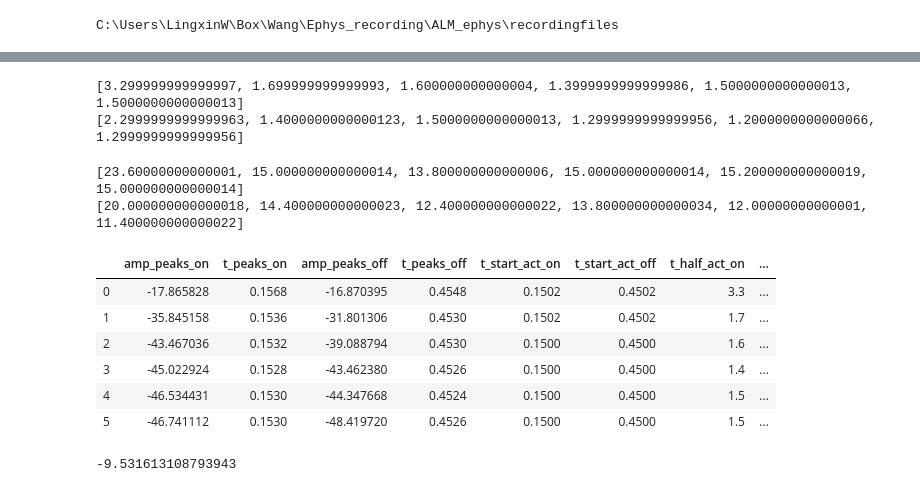
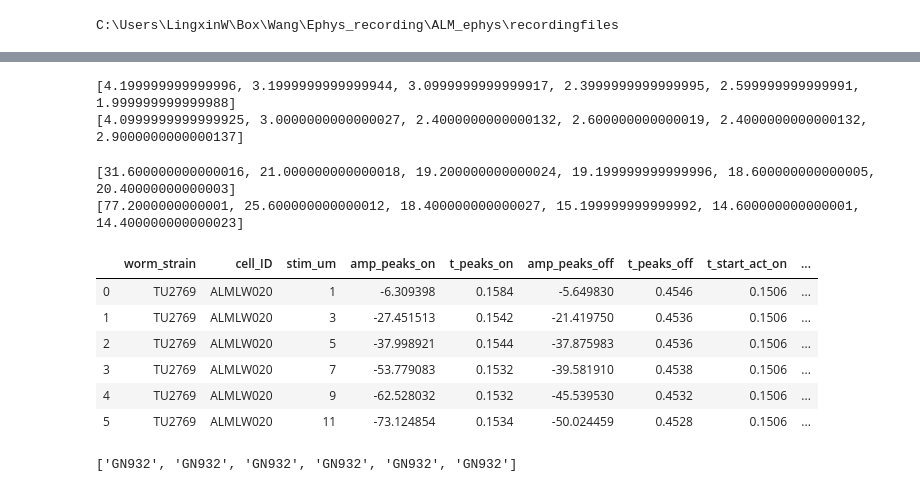
Before and after one commit to Lingxin-hub/EphysAnalysis, a Jupyter notebook: EphysData_FindPeak_HalfTimeOnDecay.ipynb, the cells around one changed output, grey strips where cells are left out. Cells and saved outputs as stored; diff of their text form; code cells hidden in the pictures.

```diff
--- a/EphysData_FindPeak_HalfTimeOnDecay.ipynb
+++ b/EphysData_FindPeak_HalfTimeOnDecay.ipynb
@@ -16,7 +21,7 @@ cd ~/Box/Wang/Ephys_recording/ALM_ephys/recordingfiles
 # %% [output]
 C:\Users\LingxinW\Box\Wang\Ephys_recording\ALM_ephys\recordingfiles
 # %%
-myfile = heka_reader.Bundle ('190725.dat') # pick one specific recording file
+myfile = heka_reader.Bundle ('191031.dat') # pick one specific recording file
 # %%
 #mydata = myfile.data[1,10,5,0] # data from group 2, series 11, trace number 5
 #mydata2 = myfile.data[1,10,5,1] # mechanical stimulation data
@@ -108,10 +113,10 @@ amp_peaks_off =[]
 # it is very important to creat loops to fill the ampty lists
 # do not forget to smooth the mean traces using gaussian_filter function
 for i in range (6):
-    t_peaks_on.append(np.argmax(-gaussian_filter(mrc_swps[i][:1000],3))/5000)
-    amp_peaks_on.append(gaussian_filter(mrc_swps[i],3)[np.argmax(-gaussian_filter(mrc_swps[i][:1000],3))])
-    t_peaks_off.append((np.argmax(-gaussian_filter(mrc_swps[i][2000:3500],3))+2000)/5000)
-    amp_peaks_off.append(gaussian_filter(mrc_swps[i],3)[np.argmax(-gaussian_filter(mrc_swps[i][2000:3500],3))+2000])
+    t_peaks_on.append((np.argmax(-gaussian_filter(mrc_swps[i][700:850],3))+700)/5000) # set range of where the peak potentially be
+    amp_peaks_on.append(gaussian_filter(mrc_swps[i],3)[np.argmax(-gaussian_filter(mrc_swps[i][700:8500],3))+700])
+    t_peaks_off.append((np.argmax(-gaussian_filter(mrc_swps[i][2200:2500],3))+2200)/5000)
+    amp_peaks_off.append(gaussian_filter(mrc_swps[i],3)[np.argmax(-gaussian_filter(mrc_swps[i][2200:2500],3))+2200])
     #t_peaks_off.append(((np.argmax(-mrc_swps[i][2000:3500]))+2000)/5000)
     #amp_peaks_off.append(mrc_swps[i][np.argmax(-mrc_swps[i][2000:3500])+2000])
 
@@ -133,9 +138,9 @@ t_start_act_on = []
 t_start_act_off = []
 #This for loop is to ...
 for i in range (6):
-    t_start_act_on.append(np.argmax(-np.diff(gaussian_filter(mrc_swps[i][:1000],3),2))/5000)
+    t_start_act_on.append((np.argmax(-np.diff(gaussian_filter(stim_swp[i][700:850],3),2))+700)/5000)
 
-    t_start_act_off.append((np.argmax(-np.diff(gaussian_filter(mrc_swps[i][2200:3500],3),2))+2200)/5000)
+    t_start_act_off.append((np.argmax(-np.diff(gaussian_filter(stim_swp[i][2200:2500],3),2))+2200)/5000)
 
     #t_start_act_off.append(((np.argmax(-mrc_swps[i][2000:3500]))+2000)/5000)
 
@@ -162,8 +167,8 @@ for i in range (6):
 print (t_half_act_on)
 print (t_half_act_off)
 # %% [output]
-[3.299999999999997, 1.699999999999993, 1.600000000000004, 1.3999999999999986, 1.5000000000000013, 1.5000000000000013]
-[2.2999999999999963, 1.4000000000000123, 1.5000000000000013, 1.2999999999999956, 1.2000000000000066, 1.2999999999999956]
+[4.199999999999996, 3.1999999999999944, 3.0999999999999917, 2.3999999999999995, 2.599999999999991, 1.999999999999988]
+[4.0999999999999925, 3.0000000000000027, 2.4000000000000132, 2.600000000000019, 2.4000000000000132, 2.9000000000000137]
 # %%
 # time point of peak amplitude of on and off MRC will be used here
 # do not forget to smooth the veraged traces first
@@ -176,28 +181,34 @@ t_half_decay_off = []
 for i in range (6):
      t_half_decay_on.append ((((np.argmax(gaussian_filter(mrc_swps[i][770:1100],3) > (amp_peaks_on[i]*0.5))+770)*(1/5000)) - t_peaks_on[i])*1000)
 
-     t_half_decay_off.append((((np.argmax(gaussian_filter(mrc_swps[i][2300:3500],3) > (amp_peaks_off[i]*0.5))+2300)*(1/5000)) - t_peaks_off[i])*1000)
+     t_half_decay_off.append((((np.argmax(gaussian_filter(mrc_swps[i][2300:2800],3) > (amp_peaks_off[i]*0.5))+2300)*(1/5000)) - t_peaks_off[i])*1000)
 
 print (t_half_decay_on)
 print (t_half_decay_off)
 # %% [output]
-[23.60000000000001, 15.000000000000014, 13.800000000000006, 15.000000000000014, 15.200000000000019, 15.000000000000014]
-[20.000000000000018, 14.400000000000023, 12.400000000000022, 13.800000000000034, 12.00000000000001, 11.400000000000022]
+[31.600000000000016, 21.000000000000018, 19.200000000000024, 19.199999999999996, 18.600000000000005, 20.40000000000003]
+[77.2000000000001, 25.600000000000012, 18.400000000000027, 15.199999999999992, 14.600000000000001, 14.400000000000023]
 # %%
-EphysData = {'amp_peaks_on': amp_peaks_on, 't_peaks_on':t_peaks_on, 'amp_peaks_off': amp_peaks_off, 't_peaks_off':t_peaks_off,\
+stim = [1,3,5,7,9,11]
+worm_strain = 6*['TU2769']
+cell_ID = 6*['ALMLW020']
+
+EphysData = {'worm_strain': worm_strain, 'cell_ID': cell_ID,'stim_um': stim, 'amp_peaks_on': amp_peaks_on, 't_peaks_on':t_peaks_on, 'amp_peaks_off': amp_peaks_off, 't_peaks_off':t_peaks_off,\
             't_start_act_on': t_start_act_on, 't_start_act_off': t_start_act_off, 't_half_act_on': t_half_act_on,\
-            't_half_act_off': t_half_act_off, 't_half_decay_on': t_half_decay_on, 't_half_decay_off': t_half_decay_off, 'group_number': g+1}
+            't_half_act_off': t_half_act_off, 't_half_decay_on': t_half_decay_on,\
+             't_half_decay_off': t_half_decay_off, 'group_number': g+1}
 EphysDataFrame = pd.DataFrame(EphysData)
+#EphysDataFrame = EphysDataFrame.set_index(['cell_ID'])
 
 EphysDataFrame
 # %% [output]
-|  | amp_peaks_on | t_peaks_on | amp_peaks_off | t_peaks_off | t_start_act_on | t_start_act_off | t_half_act_on | ... |
-| 0 | -17.865828 | 0.1568 | -16.870395 | 0.4548 | 0.1502 | 0.4502 | 3.3 | ... |
-| 1 | -35.845158 | 0.1536 | -31.801306 | 0.4530 | 0.1502 | 0.4502 | 1.7 | ... |
-| 2 | -43.467036 | 0.1532 | -39.088794 | 0.4530 | 0.1500 | 0.4500 | 1.6 | ... |
-| 3 | -45.022924 | 0.1528 | -43.462380 | 0.4526 | 0.1500 | 0.4500 | 1.4 | ... |
-| 4 | -46.534431 | 0.1530 | -44.347668 | 0.4524 | 0.1500 | 0.4500 | 1.5 | ... |
-| 5 | -46.741112 | 0.1530 | -48.419720 | 0.4526 | 0.1500 | 0.4500 | 1.5 | ... |
+|  | worm_strain | cell_ID | stim_um | amp_peaks_on | t_peaks_on | amp_peaks_off | t_peaks_off | t_start_act_on | ... |
+| 0 | TU2769 | ALMLW020 | 1 | -6.309398 | 0.1584 | -5.649830 | 0.4546 | 0.1506 | ... |
+| 1 | TU2769 | ALMLW020 | 3 | -27.451513 | 0.1542 | -21.419750 | 0.4536 | 0.1506 | ... |
+| 2 | TU2769 | ALMLW020 | 5 | -37.998921 | 0.1544 | -37.875983 | 0.4536 | 0.1506 | ... |
+| 3 | TU2769 | ALMLW020 | 7 | -53.779083 | 0.1532 | -39.581910 | 0.4538 | 0.1506 | ... |
+| 4 | TU2769 | ALMLW020 | 9 | -62.528032 | 0.1532 | -45.539530 | 0.4532 | 0.1506 | ... |
+| 5 | TU2769 | ALMLW020 | 11 | -73.124854 | 0.1534 | -50.024459 | 0.4528 | 0.1506 | ... |
 # %%
 dfpath = 'C:/Users/LingxinW/Box/Wang/Ephys_recording/ALM_ephys/ExtractedData/'
 ##C:\Users\LingxinW\Box\Wang\Ephys_recording\ALM_ephys
@@ -209,6 +220,7 @@ wb.save()
-# %%
-EphysDataFrame.iloc[0,0]
-# %% [output]
--9.531613108793943
+# %%
+a = 6*['GN932']
+a
+# %% [output]
+['GN932', 'GN932', 'GN932', 'GN932', 'GN932', 'GN932']
 # %%
 EphysDataFrame.to_csv("ALM_Data.csv") # this will save the file directly to the filepath of the recording files
```
Also changed, not shown: parts of 6 cells of this notebook, 6 other files.
